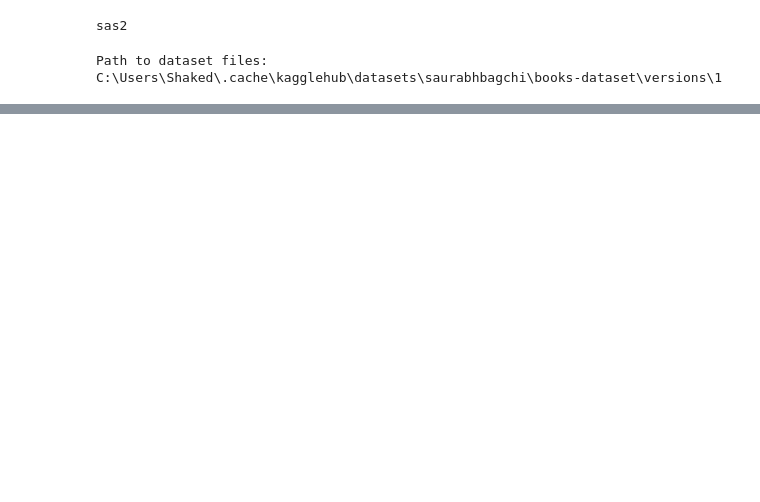
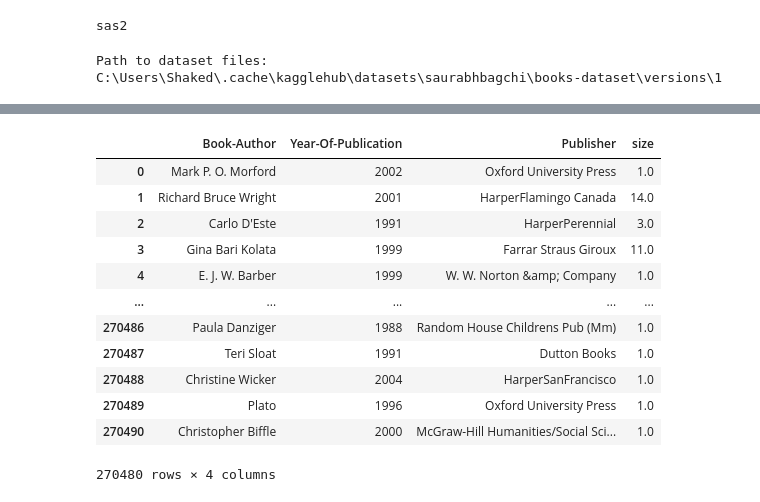
Before and after one commit to shaked-oren/ml_fun, a Jupyter notebook: intro.ipynb, the cells around one changed output, grey strips where cells are left out. Cells and saved outputs as stored; diff of their text form; code cells hidden in the pictures; blank space fills up the shorter version.

```diff
--- a/intro.ipynb
+++ b/intro.ipynb
@@ -117,6 +119,0 @@ dtype: int64
-# %%
-reads = df.groupby('ISBN').size()
-books['Reads'] = books['ISBN'].map(reads).fillna(0).astype(int)
-filer_cols = ['ISBN', 'Book-Title', 'Year-Of-Publication', 'Reads']
-books[filer_cols].sort_values('Year-Of-Publication', ascending=False).head(10)
-books[filer_cols].sort_values('Reads', ascending=False).head(10)
@@ -134,0 +164,41 @@ books[filer_cols].sort_values('Reads', ascending=False).head(10)
+# %%
+book_stats = df.groupby("ISBN")["Book-Rating"].agg(
+    size="size",
+    mean="mean"
+).reset_index()
+book_stats
+
+
+top_books_with_info = books.merge(
+    book_stats,
+    on="ISBN",
+    how="left"
+)
+
+top_books_with_info[["size", "mean"]] = (
+    top_books_with_info[["size", "mean"]].fillna(0)
+)
+
+features = [
+    "Book-Author",
+    "Year-Of-Publication",
+    "Publisher",
+    "size",
+]
+top_books_with_info = top_books_with_info[features]
+top_books_with_info = top_books_with_info[top_books_with_info["Year-Of-Publication"] < 2027]
+top_books_with_info
+# %% [output]
+|  | Book-Author | Year-Of-Publication | Publisher | size |
+| 0 | Mark P. O. Morford | 2002 | Oxford University Press | 1.0 |
+| 1 | Richard Bruce Wright | 2001 | HarperFlamingo Canada | 14.0 |
+| 2 | Carlo D'Este | 1991 | HarperPerennial | 3.0 |
+| 3 | Gina Bari Kolata | 1999 | Farrar Straus Giroux | 11.0 |
+| 4 | E. J. W. Barber | 1999 | W. W. Norton &amp; Company | 1.0 |
+| ... | ... | ... | ... | ... |
+| 270486 | Paula Danziger | 1988 | Random House Childrens Pub (Mm) | 1.0 |
+| 270487 | Teri Sloat | 1991 | Dutton Books | 1.0 |
+| 270488 | Christine Wicker | 2004 | HarperSanFrancisco | 1.0 |
+| 270489 | Plato | 1996 | Oxford University Press | 1.0 |
+| 270490 | Christopher Biffle | 2000 | McGraw-Hill Humanities/Social Sci... | 1.0 |
+270480 rows × 4 columns
```
Also changed, not shown: parts of 5 cells of this notebook.
